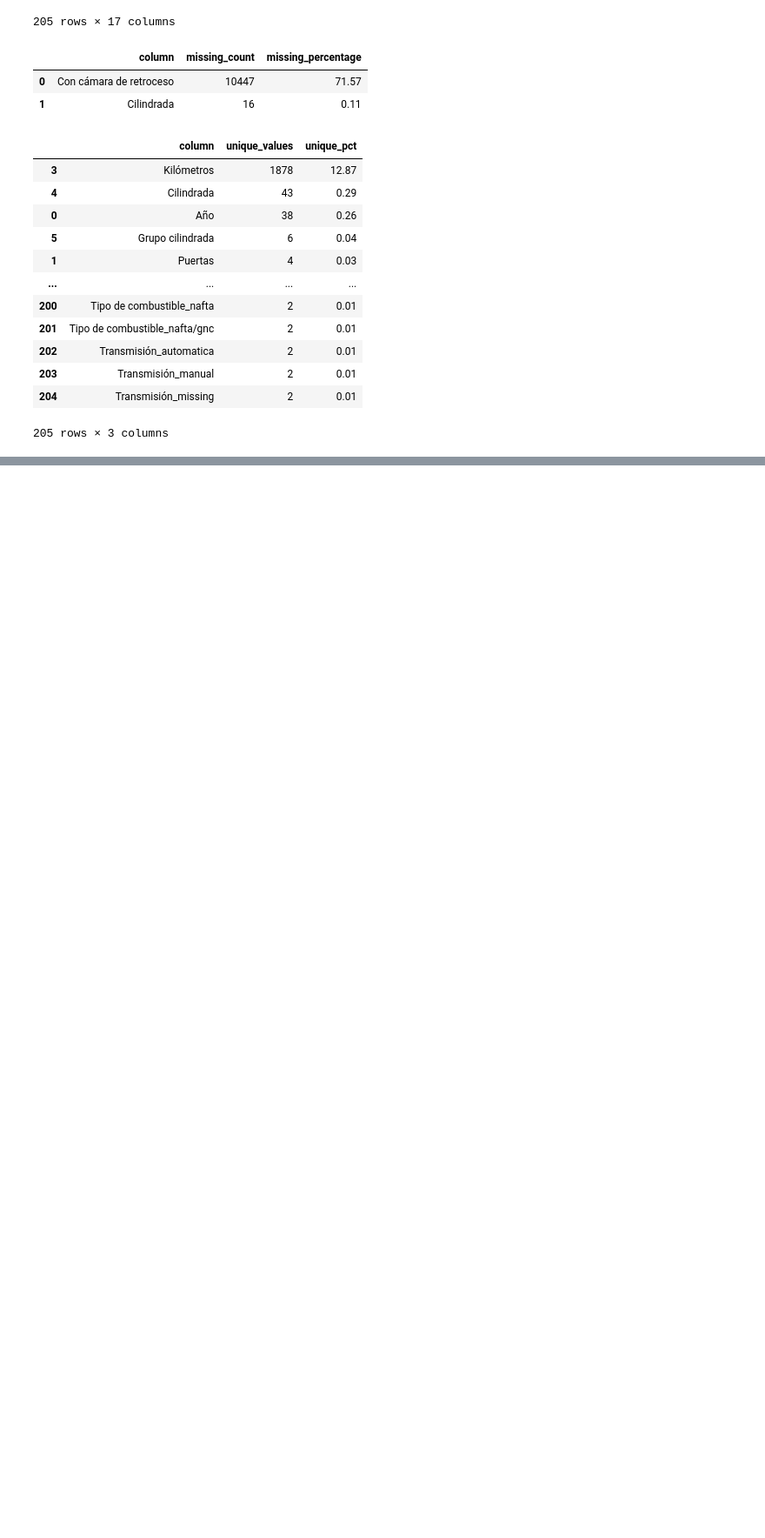
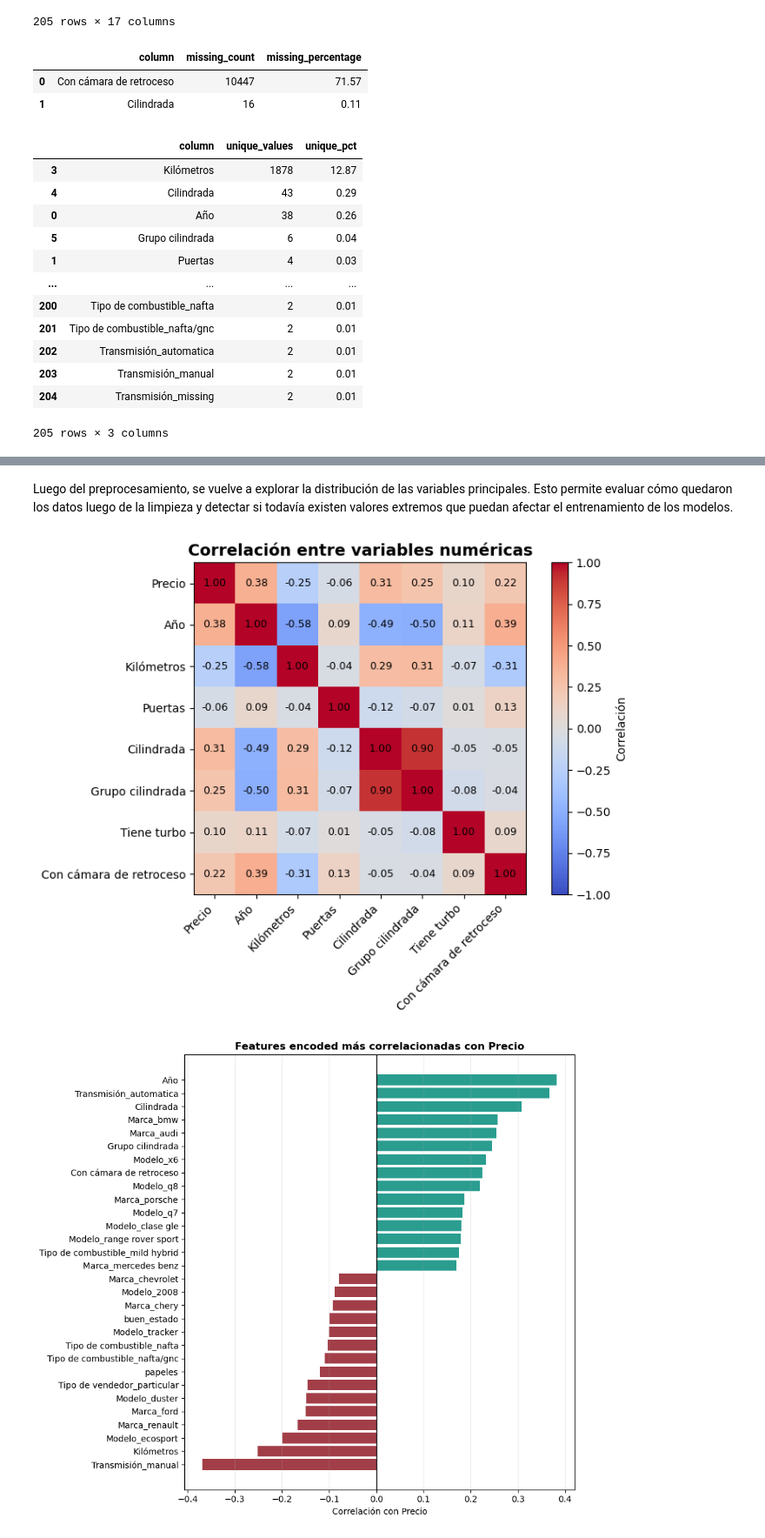
Before and after one commit to abrildiaco/TP_Final_ML, a Jupyter notebook: notebooks/eda.ipynb, the cells around one changed output, grey strips where cells are left out. Shown at 87% size. Drawn from its saved outputs; the diff is of its cells as text; code cells hidden in the pictures; blank space fills up the shorter version.

```diff
--- a/notebooks/eda.ipynb
+++ b/notebooks/eda.ipynb
@@ -1191,0 +1263,73 @@ display(eda.unique_values_summary(X_train_encoded))
+# %% [markdown]
+Luego del preprocesamiento, se vuelve a explorar la distribución de las variables principales. Esto permite evaluar cómo quedaron los datos luego de la limpieza y detectar si todavía existen valores extremos que puedan afectar el entrenamiento de los modelos.
+# %%
+# Post-one-hot checks
+# Here the goal is less interpretative and more model-oriented.
+import matplotlib.pyplot as plt
+
+train_encoded = X_train_encoded.copy()
+train_encoded["Precio"] = y_train.values
+
+numeric_cols = [
+    "Precio",
+    "Año",
+    "Kilómetros",
+    "Puertas",
+    "Cilindrada",
+    "Grupo cilindrada",
+    "Tiene turbo",
+    "Con cámara de retroceso",
+]
+
+numeric_cols = [col for col in numeric_cols if col in train_encoded.columns]
+
+visual.plot_numeric_correlation_heatmap(
+    train_encoded,
+    numeric_cols=numeric_cols,
+    add_log_price=True,
+)
+
+encoded_corr = (
+    train_encoded
+    .select_dtypes(include="number")
+    .corr(numeric_only=True)["Precio"]
+    .drop("Precio")
+    .dropna()
+    .sort_values()
+)
+
+top_negative = encoded_corr.head(15)
+top_positive = encoded_corr.tail(15)
+
+corr_plot = pd.concat([top_negative, top_positive])
+
+plt.figure(figsize=(9, 8))
+colors = ["#A23E48" if value < 0 else "#2A9D8F" for value in corr_plot.values]
+
+plt.barh(corr_plot.index, corr_plot.values, color=colors)
+plt.axvline(0, color="black", linewidth=1)
+plt.title("Features encoded más correlacionadas con Precio", fontweight="bold")
+plt.xlabel("Correlación con Precio")
+plt.grid(axis="x", alpha=0.25)
+plt.tight_layout()
+plt.show()
+
+dummy_cols = [
+    col for col in train_encoded.columns
+    if "_" in col and col != "Precio"
+]
+
+dummy_frequency = (
+    train_encoded[dummy_cols]
+    .mean()
+    .sort_values(ascending=False)
+    .rename("frequency")
+    .reset_index()
+    .rename(columns={"index": "feature"})
+)
+
+display(dummy_frequency.head(20))
+display(dummy_frequency.tail(20))
+# %% [output]
+[figure, added]
+[figure, added]
```
Also changed, not shown: parts of 5 cells of this notebook, 2 other files.
